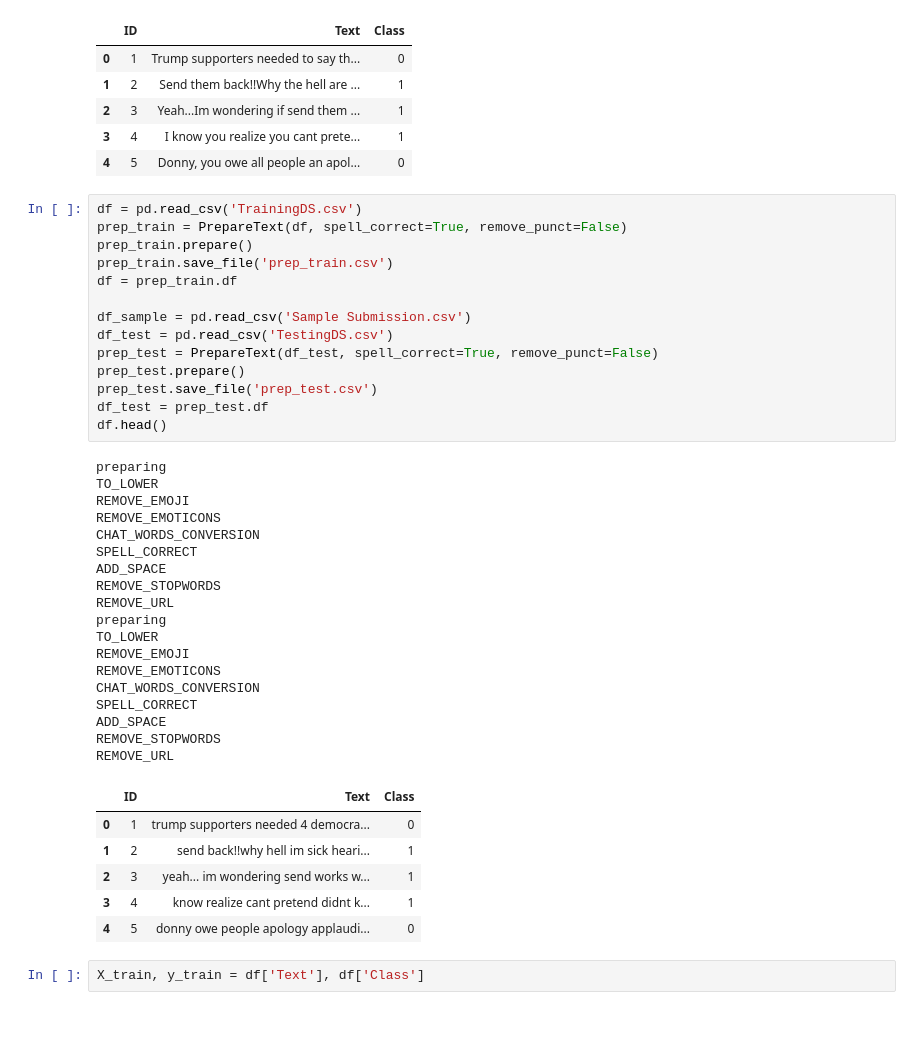
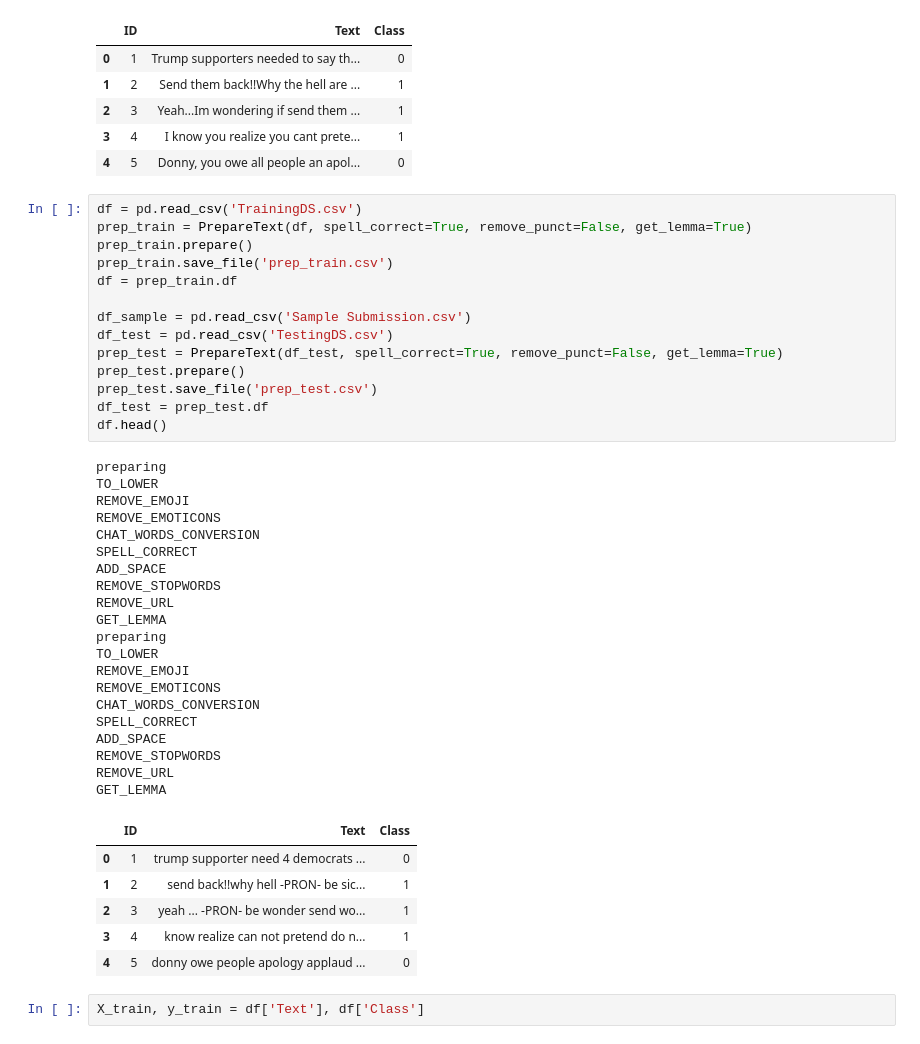
Before and after one commit to KabirovIrik/Detecting-Xenophobic-Tweets, a Jupyter notebook: nn.ipynb, the cells around one changed output. Saved outputs shown, nothing was run; the diff lists cells and outputs as text.

```diff
--- a/nn.ipynb
+++ b/nn.ipynb
@@ -26,43 +26,45 @@ df.head()
 | 4 | 5 | Donny, you owe all people an apol... | 0 |
 # %%
 df = pd.read_csv('TrainingDS.csv')
-prep_train = PrepareText(df, spell_correct=True, remove_punct=False)
+prep_train = PrepareText(df, spell_correct=True, remove_punct=False, get_lemma=True)
 prep_train.prepare()
 prep_train.save_file('prep_train.csv')
 df = prep_train.df
 
 df_sample = pd.read_csv('Sample Submission.csv')
 df_test = pd.read_csv('TestingDS.csv')
-prep_test = PrepareText(df_test, spell_correct=True, remove_punct=False)
+prep_test = PrepareText(df_test, spell_correct=True, remove_punct=False, get_lemma=True)
 prep_test.prepare()
 prep_test.save_file('prep_test.csv')
 df_test = prep_test.df
 df.head()
 # %% [output]
 preparing
 TO_LOWER
 REMOVE_EMOJI
 REMOVE_EMOTICONS
 CHAT_WORDS_CONVERSION
 SPELL_CORRECT
 ADD_SPACE
 REMOVE_STOPWORDS
 REMOVE_URL
+GET_LEMMA
 preparing
 TO_LOWER
 REMOVE_EMOJI
 REMOVE_EMOTICONS
 CHAT_WORDS_CONVERSION
 SPELL_CORRECT
 ADD_SPACE
 REMOVE_STOPWORDS
 REMOVE_URL
+GET_LEMMA
 |  | ID | Text | Class |
-| 0 | 1 | trump supporters needed 4 democra... | 0 |
-| 1 | 2 | send back!!why hell im sick heari... | 1 |
-| 2 | 3 | yeah... im wondering send works w... | 1 |
-| 3 | 4 | know realize cant pretend didnt k... | 1 |
-| 4 | 5 | donny owe people apology applaudi... | 0 |
+| 0 | 1 | trump supporter need 4 democrats ... | 0 |
+| 1 | 2 | send back!!why hell -PRON- be sic... | 1 |
+| 2 | 3 | yeah ... -PRON- be wonder send wo... | 1 |
+| 3 | 4 | know realize can not pretend do n... | 1 |
+| 4 | 5 | donny owe people apology applaud ... | 0 |
 # %%
 X_train, y_train = df['Text'], df['Class']
 # %%
```
Also changed, not shown: parts of 6 cells of this notebook.
